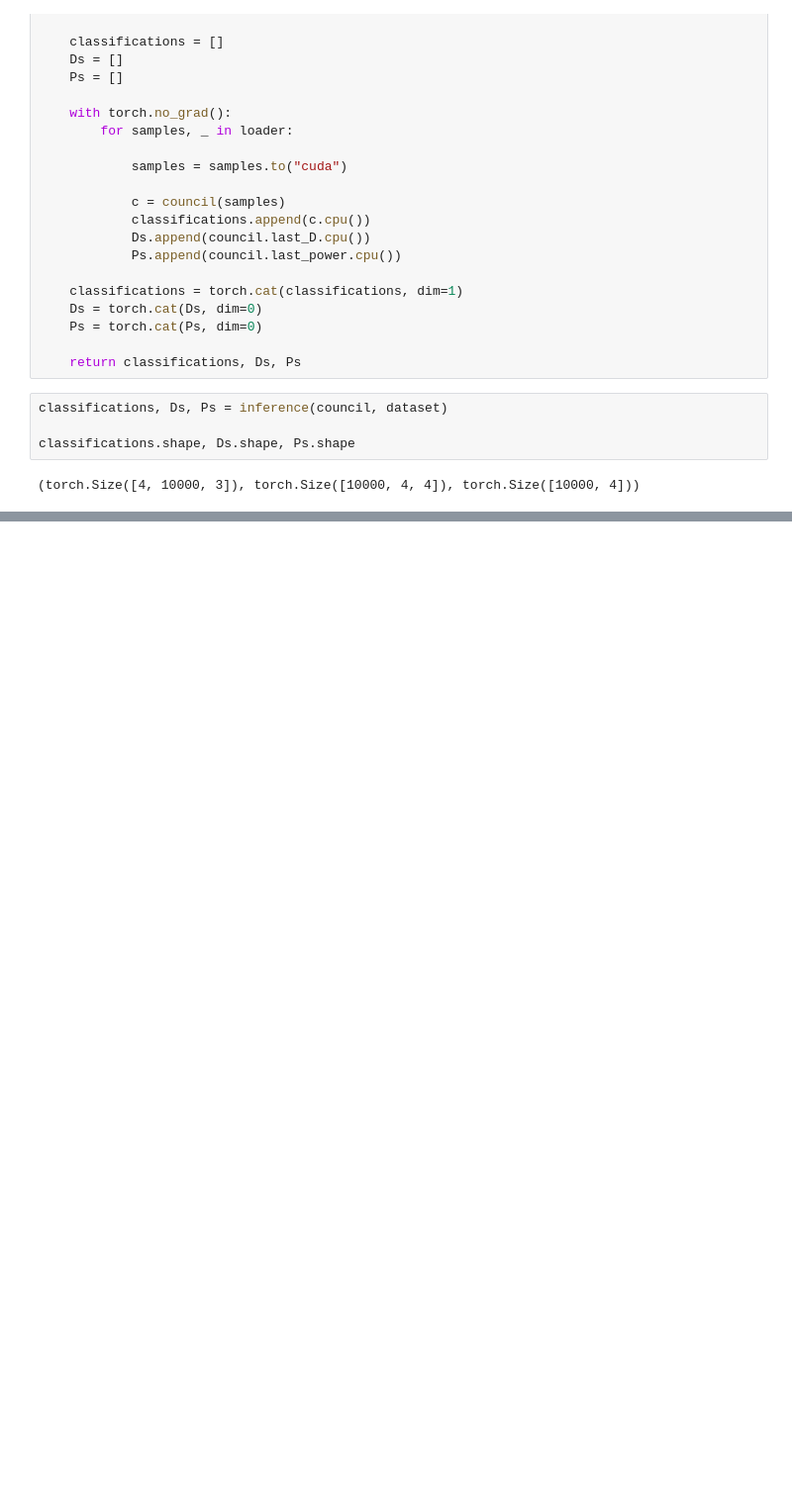
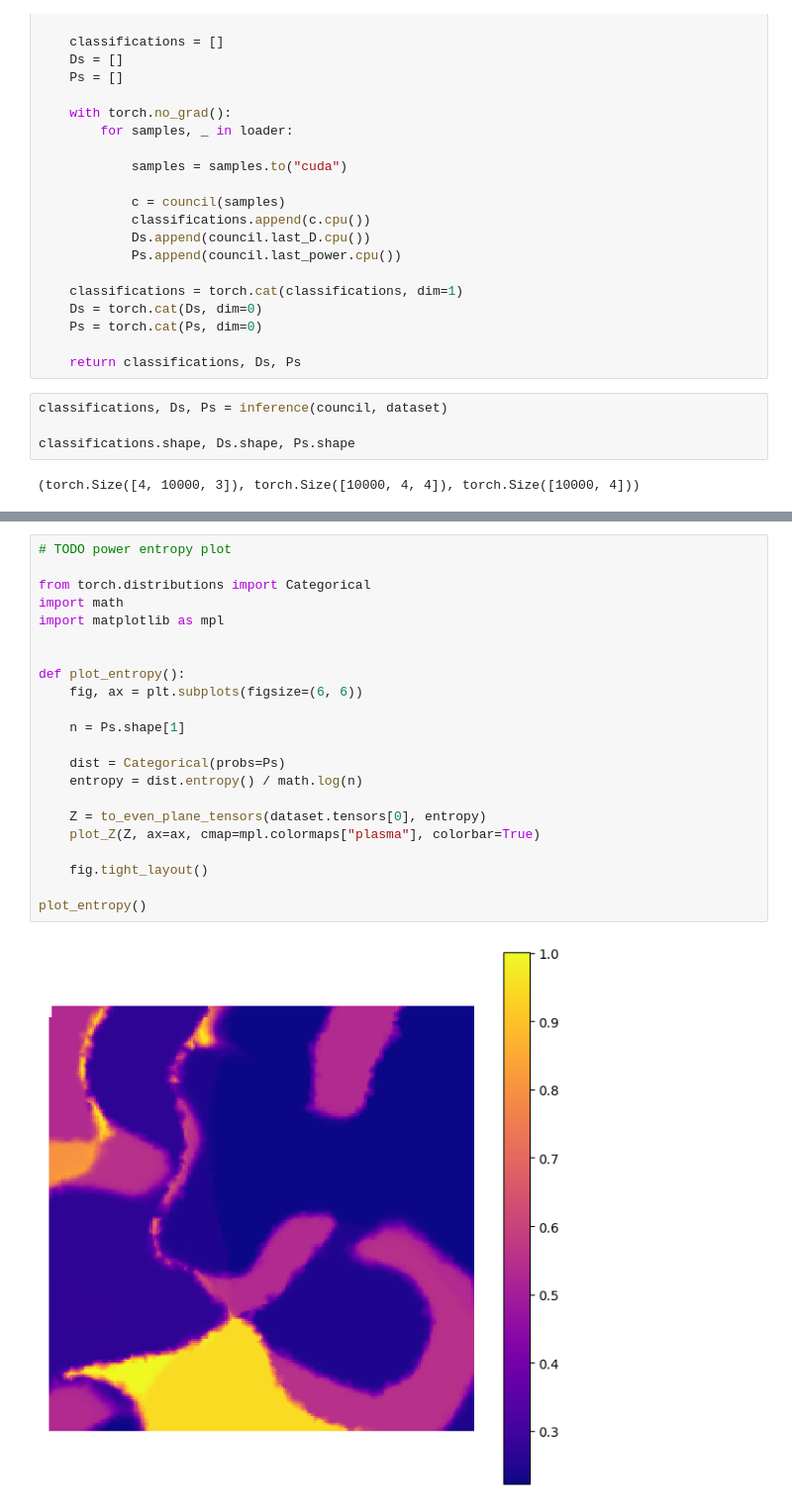
Before and after one commit to viktorvesely/liquid, a Jupyter notebook: synth_eval.ipynb, the cells around one changed output, grey strips where cells are left out. Shown at 99% size. Cells and saved outputs as stored; diff of their text form; blank space fills up the shorter version.

```diff
--- a/synth_eval.ipynb
+++ b/synth_eval.ipynb
@@ -137,3 +140,27 @@ plot_council_predictions()
+# %%
+# TODO power entropy plot
+
+from torch.distributions import Categorical
+import math
+import matplotlib as mpl
+
+
+def plot_entropy():
+    fig, ax = plt.subplots(figsize=(6, 6))
+
+    n = Ps.shape[1]
+
+    dist = Categorical(probs=Ps)
+    entropy = dist.entropy() / math.log(n)
+
+    Z = to_even_plane_tensors(dataset.tensors[0], entropy)
+    plot_Z(Z, ax=ax, cmap=mpl.colormaps["plasma"], colorbar=True)
+
+    fig.tight_layout()
+
+plot_entropy()
+# %% [output]
+[figure, added]
 # %%
 def plot_citizens_perspective():
     fig, axs = plt.subplots(2, 2, figsize=(6, 6))
```
Also changed, not shown: parts of 5 cells of this notebook, 6 other files.
